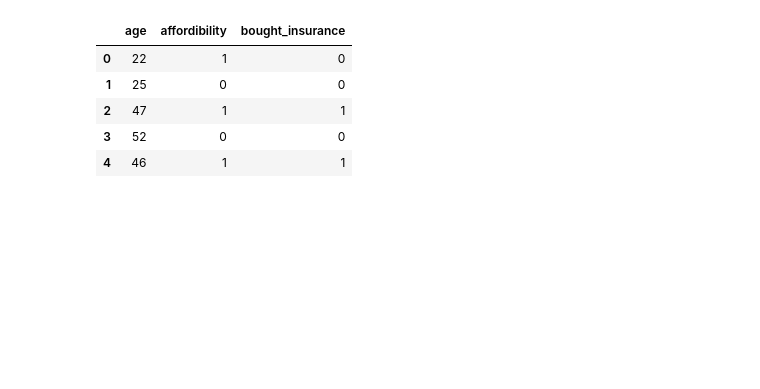
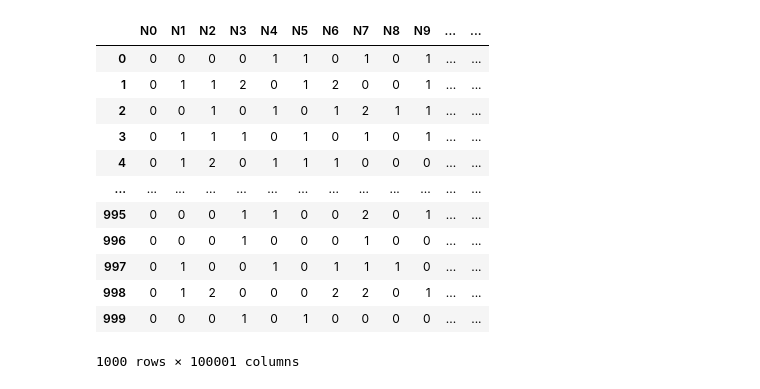
Before and after one commit to Dhanush295/Modeling-Complex-Genomic-Associations, a Jupyter notebook: neural_network.ipynb, the cells around one changed output. Cells and saved outputs as stored; diff of their text form; code cells hidden in the pictures; blank space fills up the shorter version.

```diff
--- a/neural_network.ipynb
+++ b/neural_network.ipynb
@@ -7,10 +0,0 @@ from tensorflow import keras
-# %%
-df = pd.read_csv("insurance_data.csv")
-df.head()
-# %% [output]
-|  | age | affordibility | bought_insurance |
-| 0 | 22 | 1 | 0 |
-| 1 | 25 | 0 | 0 |
-| 2 | 47 | 1 | 1 |
-| 3 | 52 | 0 | 0 |
-| 4 | 46 | 1 | 1 |
@@ -16,0 +18,17 @@ df.head()
+# %%
+df = pd.read_csv('Data/Large_Datasets/4-wayHeterogeneous_100000feat.txt', delimiter='\t')
+df
+# %% [output]
+|  | N0 | N1 | N2 | N3 | N4 | N5 | N6 | N7 | N8 | N9 | ... | ... |
+| 0 | 0 | 0 | 0 | 0 | 1 | 1 | 0 | 1 | 0 | 1 | ... | ... |
+| 1 | 0 | 1 | 1 | 2 | 0 | 1 | 2 | 0 | 0 | 1 | ... | ... |
+| 2 | 0 | 0 | 1 | 0 | 1 | 0 | 1 | 2 | 1 | 1 | ... | ... |
+| 3 | 0 | 1 | 1 | 1 | 0 | 1 | 0 | 1 | 0 | 1 | ... | ... |
+| 4 | 0 | 1 | 2 | 0 | 1 | 1 | 1 | 0 | 0 | 0 | ... | ... |
+| ... | ... | ... | ... | ... | ... | ... | ... | ... | ... | ... | ... | ... |
+| 995 | 0 | 0 | 0 | 1 | 1 | 0 | 0 | 2 | 0 | 1 | ... | ... |
+| 996 | 0 | 0 | 0 | 1 | 0 | 0 | 0 | 1 | 0 | 0 | ... | ... |
+| 997 | 0 | 1 | 0 | 0 | 1 | 0 | 1 | 1 | 1 | 0 | ... | ... |
+| 998 | 0 | 1 | 2 | 0 | 0 | 0 | 2 | 2 | 0 | 1 | ... | ... |
+| 999 | 0 | 0 | 0 | 1 | 0 | 1 | 0 | 0 | 0 | 0 | ... | ... |
+1000 rows × 100001 columns
```
Also changed, not shown: parts of 28 cells of this notebook.
